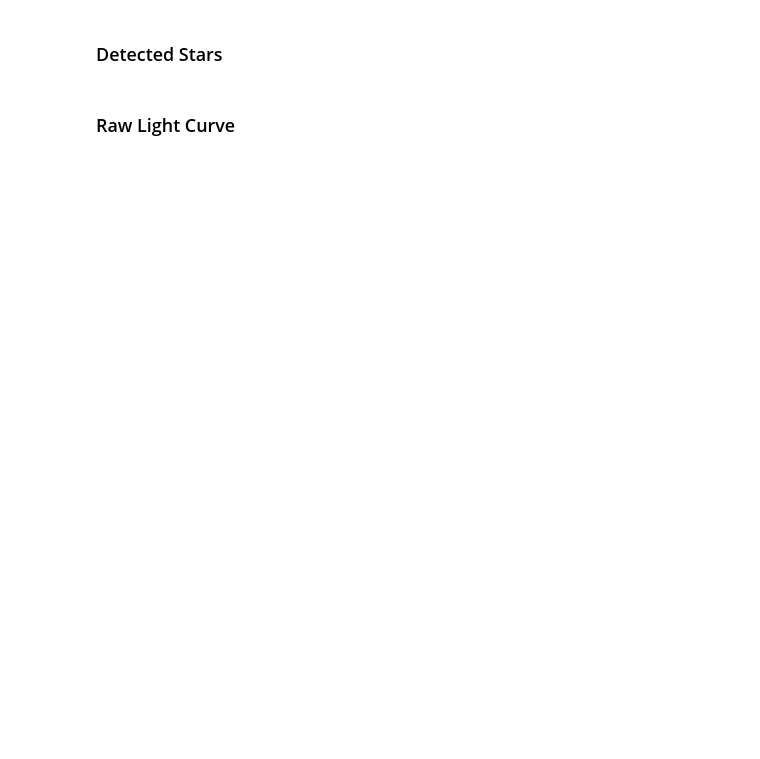
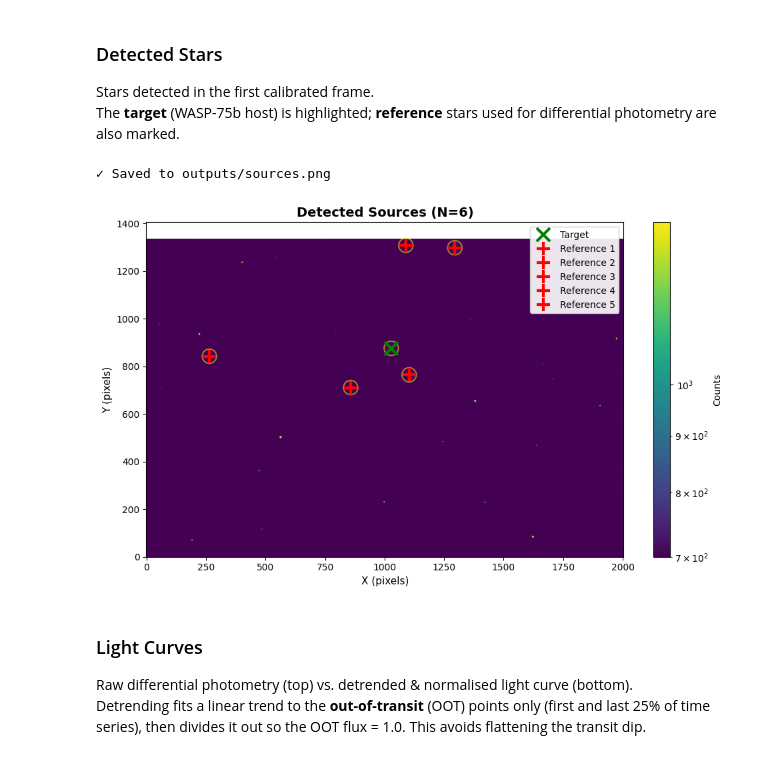
Before and after one commit to CuriousAvenger/pyTransit, a Jupyter notebook: examples/tutorial.ipynb, the cells around one changed output. Drawn from its saved outputs; the diff is of its cells as text; code cells hidden in the pictures; blank space fills up the shorter version.

```diff
--- a/examples/tutorial.ipynb
+++ b/examples/tutorial.ipynb
@@ -211,12 +338,21 @@ plot_calibration_comparison(
 # %% [markdown]
 ### Detected Stars
+
+Stars detected in the first calibrated frame.
+The **target** (WASP-75b host) is highlighted; **reference** stars used for differential photometry are also marked.
 # %%
 plot_detected_sources(
     pipeline.calibrated_images[0],
     pipeline.sources_list[0],
     target_index=config.photometry.target_star_index,
-    reference_indices=config.photometry.reference_star_indices,
-    save_path='outputs/sources.png'
+    reference_indices=[0,2, 3, 4, 5],
+    save_path="outputs/sources.png",
 )
+# %% [output]
+✓ Saved to outputs/sources.png
+[figure, added]
 # %% [markdown]
-### Raw Light Curve
+### Light Curves
+
+Raw differential photometry (top) vs. detrended & normalised light curve (bottom).
+Detrending fits a linear trend to the **out-of-transit** (OOT) points only (first and last 25% of time series), then divides it out so the OOT flux = 1.0. This avoids flattening the transit dip.
```
Also changed, not shown: parts of 30 cells of this notebook, 27 other files.
